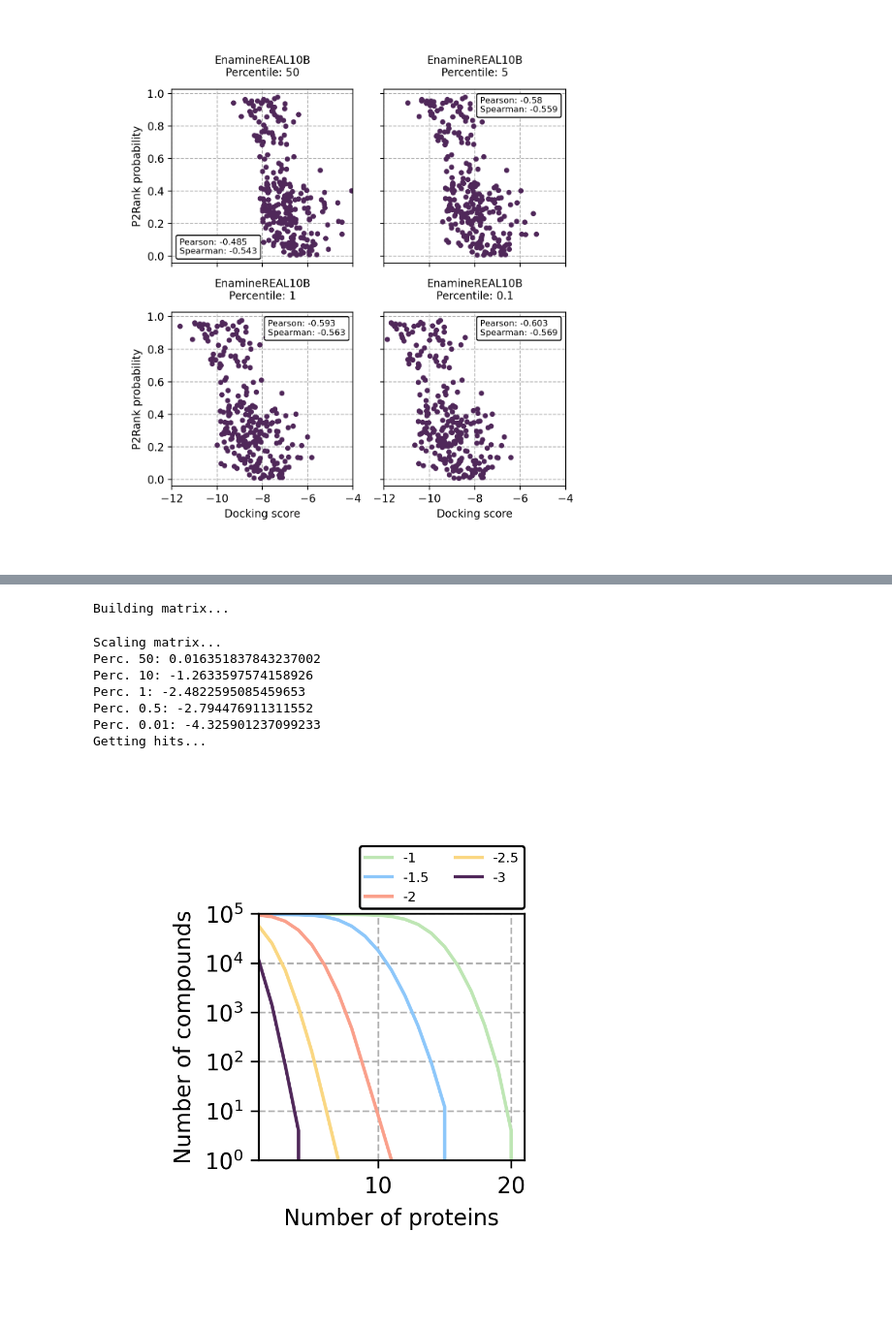
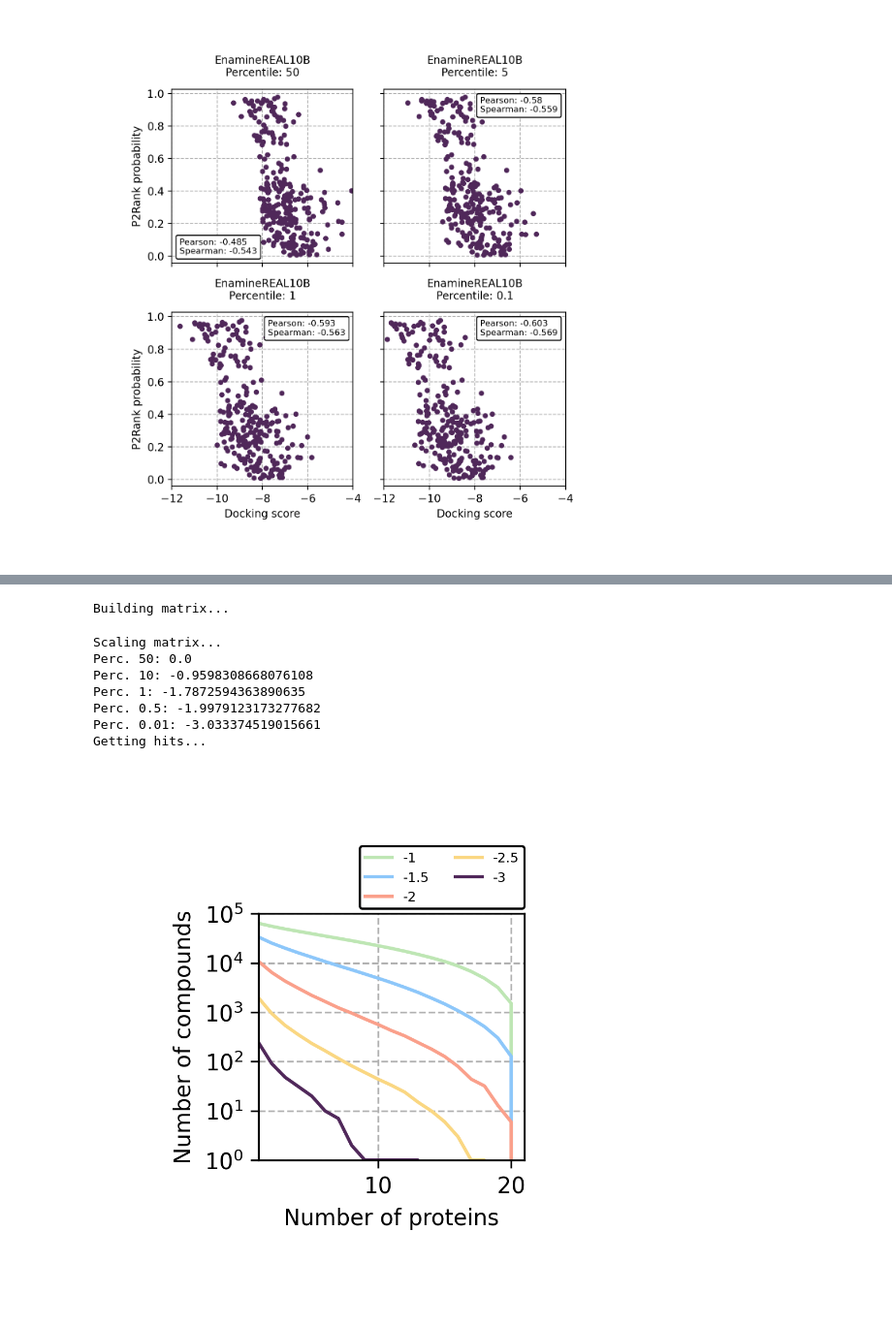
Before and after one commit to ersilia-os/mtb-targeted-protein-degradation, a Jupyter notebook: notebooks/46_docking_normalization.ipynb, the cells around one changed output, grey strips where cells are left out. Shown at 97% size. Cells and saved outputs as stored; diff of their text form; code cells hidden in the pictures.

Commit message:
working on pocket visualisation

```diff
--- a/notebooks/46_docking_normalization.ipynb
+++ b/notebooks/46_docking_normalization.ipynb
@@ -63,4 +66,7 @@ for pocket in tqdm(sorted(os.listdir(PATH_TO_DOCKING_RESULTS))):
 # %%
+RESULTS = {}
+RESULTS['Enamine-DL-HLL-100'] = defaultdict(dict)
+RESULTS['EnamineREAL10B'] = defaultdict(dict)
 for lib in DOCKING_RESULTS:
     fig, ax = plt.subplots(2, 2, figsize=(6, 6.3), sharex=True, sharey=True, dpi=200)
     percentiles = [50, 5, 1, 0.1]
@@ -68,8 +74,10 @@ for lib in DOCKING_RESULTS:
         x, y = [], []
         for fn, pn, ps, pp in pocket_detection_data[['File name', 'Pocket number', 'Pocket score', 'Pocket probability']].values:
             pocket = f'{fn.replace(".pdb", "")}_pocket_{pn}'
-            x.append(np.percentile(list(DOCKING_RESULTS[lib][pocket].values()), perc))
+            x_value = np.percentile(list(DOCKING_RESULTS[lib][pocket].values()), perc)
+            x.append(x_value)
             y.append(pp)
+            RESULTS[lib][pocket][perc] = [x_value, pp]
         pr_st, pr_pval = ss.pearsonr(x, y)
         sp_st, sp_pval = ss.spearmanr(x, y)
         label = f"Pearson: {round(pr_st, 3)}\nSpearman: {round(sp_st, 3)}"
@@ -90,20 +98,9 @@ for lib in DOCKING_RESULTS:
 # %% [output]
 [figure]
 [figure]
-# %%
-MEDIANS = {}
-MEDIANS['Enamine-DL-HLL-100'] = dict()
-MEDIANS['EnamineREAL10B'] = dict()
-POCKETS = sorted(DOCKING_RESULTS['Enamine-DL-HLL-100'])
-for pocket in sorted(DOCKING_RESULTS['Enamine-DL-HLL-100']):
-    MEDIANS['Enamine-DL-HLL-100'][pocket] = np.median(list(DOCKING_RESULTS['Enamine-DL-HLL-100'][pocket].values()))
-    MEDIANS['EnamineREAL10B'][pocket] = np.median(list(DOCKING_RESULTS['EnamineREAL10B'][pocket].values()))
 # %%
 for lib in ['Enamine-DL-HLL-100', 'EnamineREAL10B']:
-    print(lib)
-    for cut in [-5, -6, -7, -8]:
-        pockets = set([i for i in MEDIANS[lib] if MEDIANS[lib][i] > cut])
-        proteins_kept = set([i.split("_")[1] for i in POCKETS if i not in pockets])
-        print(f"{len(pockets)} pockets (21 --> {len(proteins_kept)} proteins) have a median docking score > {cut}")
-    print("\n")
+    pockets = set([pocket for pocket in RESULTS[lib] if RESULTS[lib][pocket][1][0] < -7 and RESULTS[lib][pocket][1][1] > 0.2])
+    proteins_kept = set([i.split("_")[1] for i in POCKETS if i in pockets])
+    print(f"{len(pockets)} pockets (21 --> {len(proteins_kept)} proteins) have perc1-docking-score < -7 and pocket probability > 0.2")
 # %% [output]
@@ -124,9 +109,11 @@ lib = 'Enamine-DL-HLL-100'
+# %%
+lib = 'EnamineREAL10B'
 # %%
 # Define matrix
 print("Building matrix...")
-pockets_to_use = [i for i in POCKETS if MEDIANS[lib][i] < -6]
-medians = [MEDIANS[lib][i] for i in pockets_to_use]
-pockets_to_use = np.array(pockets_to_use)[np.argsort(medians)]
+pockets_to_use = [i for i in POCKETS if RESULTS[lib][i][1][0] < -7 and RESULTS[lib][i][1][1] > 0.2]
+values = [RESULTS[lib][pocket][1][0] for i in pockets_to_use]
+pockets_to_use = np.array(pockets_to_use)[np.argsort(values)]
 cpds = np.array(sorted(DOCKING_RESULTS[lib][pockets_to_use[0]]))
 X = np.zeros((len(cpds), len(pockets_to_use)))
 for c, pocket in enumerate(tqdm(pockets_to_use)):
@@ -136,7 +123,7 @@ for c, pocket in enumerate(tqdm(pockets_to_use)):
 # Scale matrix
 print("Scaling matrix...")
 X_scaled = RobustScaler().fit_transform(X)
-X_scaled = StandardScaler().fit_transform(X_scaled.T).T
+# X_scaled = StandardScaler().fit_transform(X_scaled.T).T
 
 values = X_scaled.flatten()
 print(f"Perc. 50: {np.percentile(values, 50)}")
@@ -159,39 +146,39 @@ for c, pocket in enumerate(tqdm(pockets_to_use)):
         for compound in compounds:
             HIT_TO_PROTEINS[compound][cut].update([protein])
 
 # Prepare plot
 n_proteins = [i for i in range(1, 21+1, 1)]
 y_proteins = {}
 for cut in CUTS:
     y_proteins[cut] = list()
     for N in n_proteins:
         y_proteins[cut].append(len([i for i in HIT_TO_PROTEINS if len(HIT_TO_PROTEINS[i][cut]) > N ]))
 
 # Plot
 fig, ax = plt.subplots(1, 1, figsize=(2.5, 2.9), dpi=300)
 COLORS= ['#50285A', '#FAD782', '#FAA08B', '#8DC7FA', '#BEE6B4'][::-1]
 for cut, color in zip(CUTS, COLORS):
     ax.plot(n_proteins, y_proteins[cut], label=str(cut), c=color)
 ax.grid(linestyle='--', zorder=-2)
 ax.set_ylabel("Number of compounds")
 ax.set_xlabel("Number of proteins")
 ax.set_yscale('log')
 ax.set_ylim([1, 100_000])
 ax.set_xlim([1, 21])
 ax.set_yticks([10**0, 10**1, 10**2, 10**3, 10**4, 10**5])
 ax.legend(loc='upper right', framealpha=1, edgecolor='k', prop={'size': 6}, ncols=2, bbox_to_anchor=(1.025, 1.3))
 plt.tight_layout()
 plt.show()
 # %% [output]
 Building matrix...
 Scaling matrix...
-Perc. 50: 0.016351837843237002
-Perc. 10: -1.2633597574158926
-Perc. 1: -2.4822595085459653
-Perc. 0.5: -2.794476911311552
-Perc. 0.01: -4.325901237099233
+Perc. 50: 0.0
+Perc. 10: -0.9598308668076108
+Perc. 1: -1.7872594363890635
+Perc. 0.5: -1.9979123173277682
+Perc. 0.01: -3.033374519015661
 Getting hits...
-[figure, old version]
+[figure, new version]
 # %%
 # # Get minimum docking scores per protein
 # DOCKING_RESULTS_ORIGINAL_PROTEINS = {i: defaultdict(int) for i in PROTEINS}
```
Also changed, not shown: parts of 6 cells of this notebook, 2 other files.
